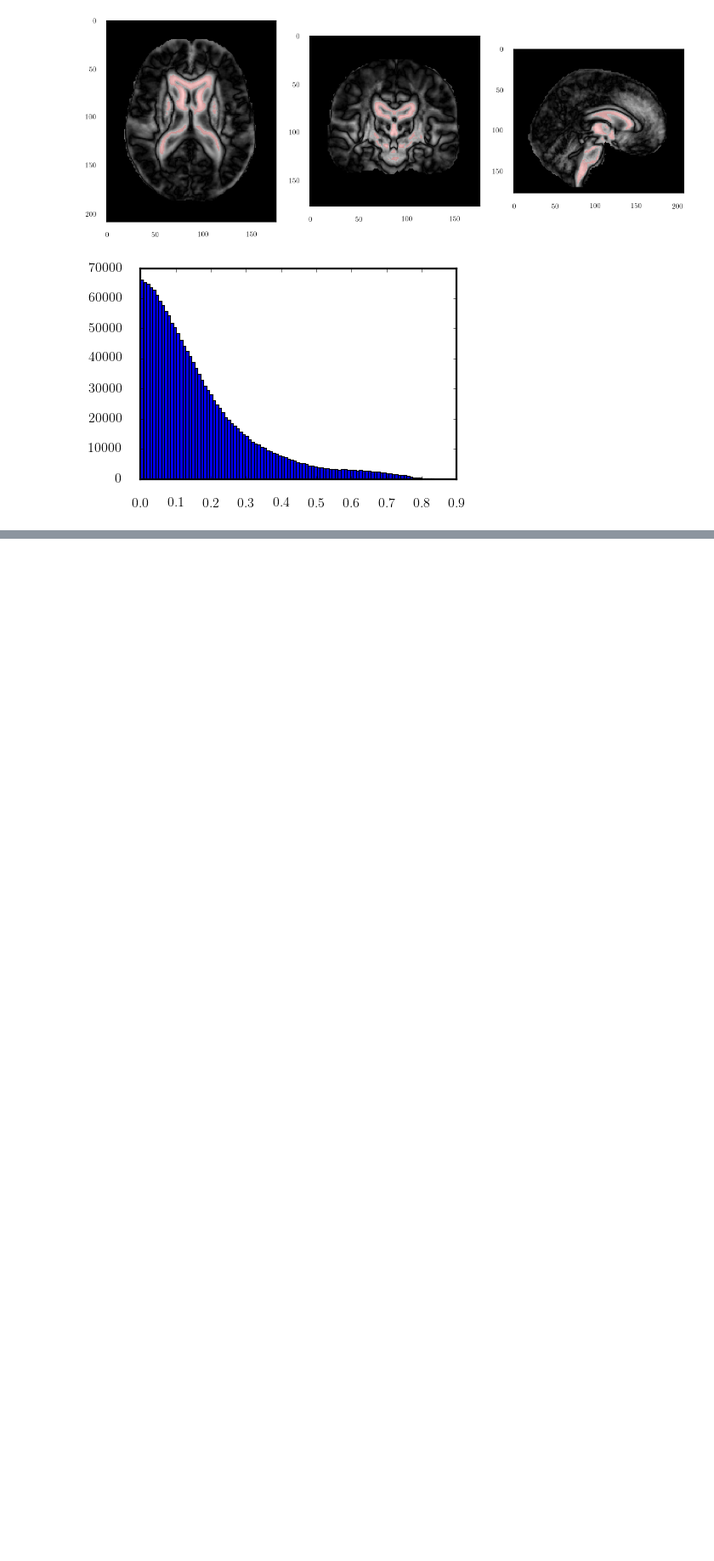
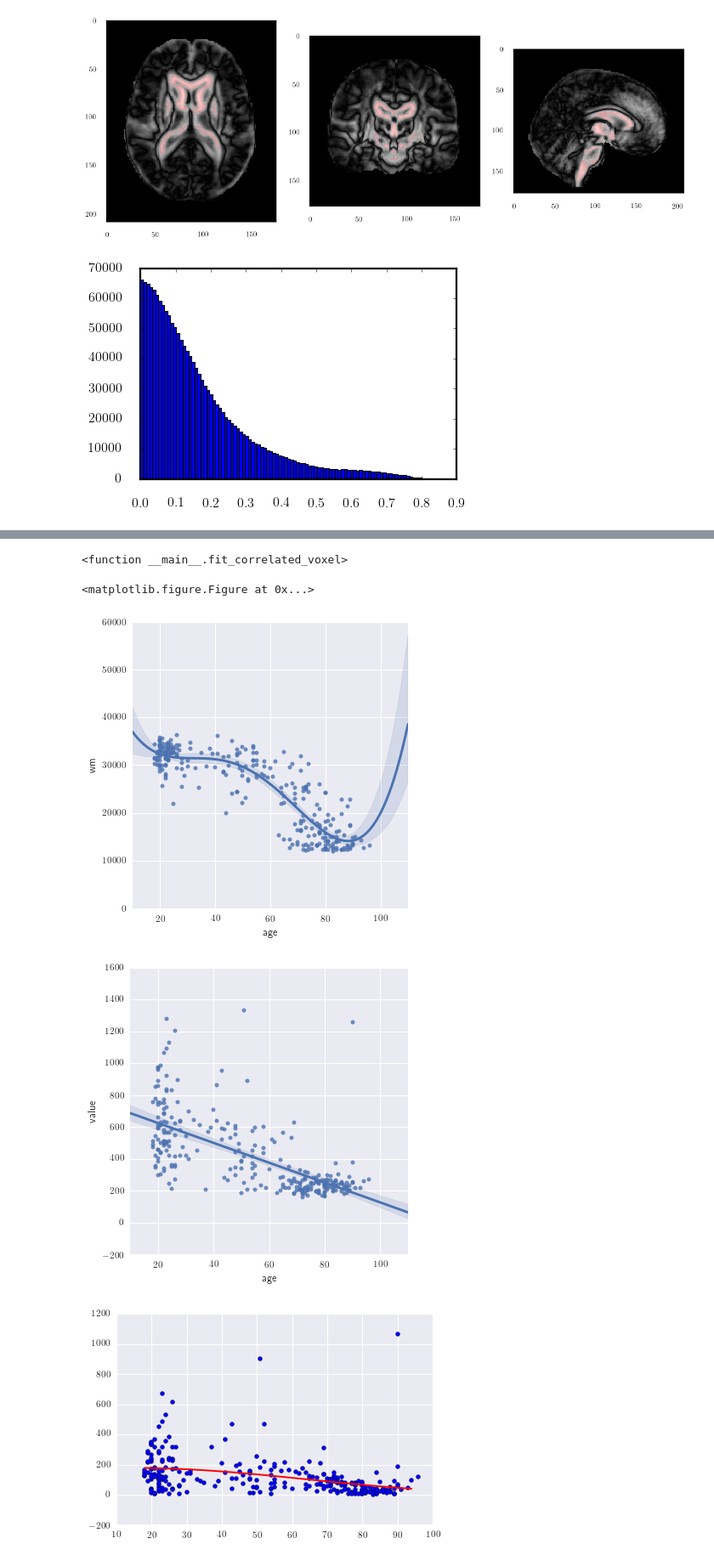
Before and after one commit to enucatl-phd/machine-learning-aging-brains, a Jupyter notebook: local_postprocessing/show_dataset.ipynb, the cells around one changed output, grey strips where cells are left out. Shown at 85% size. Saved outputs shown, nothing was run; the diff lists cells and outputs as text; code cells hidden in the pictures; blank space fills up the shorter version.

```diff
--- a/local_postprocessing/show_dataset.ipynb
+++ b/local_postprocessing/show_dataset.ipynb
@@ -345,0 +350,48 @@ interact(
+# %%
+import scipy.stats
+
+train_files = glob.glob("../data/filtered_set_train/*")
+train = [0] * len(train_files)
+ages = np.genfromtxt("../data/targets.csv")
+train_wm = [0] * len(train_files)
+for file_name in train_files:
+    basename = os.path.splitext(os.path.basename(file_name))[0]
+    i = int(basename.split("_")[1]) - 1
+    a = np.load(file_name)
+    train[i] = a
+    train_wm[i] = np.size(a[a > 1000])
+train = np.array(train)
+
+plt.figure()
+wm = pd.DataFrame({"age": ages, "wm": np.array(train_wm)})
+sb.lmplot(y="wm", x="age", data=wm, order=4)
+
+def fit_correlated_voxel(i):
+    #plt.figure()
+    #plt.scatter(ages, train[:, i])
+    y = train[:, i]
+    x = ages
+    data = pd.DataFrame({"age": x, "value": y})
+    sb.lmplot(y="value", x="age", data=data, order=1)
+    slope, intercept, _, _, _ = scipy.stats.linregress(x, y)
+    print(slope, intercept)
+    residuals = np.abs(y - slope * ages - intercept)
+    kernel = (
+        45 ** 2
+        * skg.kernels.RBF(length_scale=30, length_scale_bounds=(10, 60))
+        + skg.kernels.WhiteKernel(noise_level=10000, noise_level_bounds=(1e3, 1e5))
+    )
+    gp = skg.GaussianProcessRegressor(kernel=kernel, n_restarts_optimizer=0)
+    gp.fit(x.reshape(-1, 1), residuals)
+    x_pred = np.arange(18, 95).reshape(-1, 1)
+    y_pred = gp.predict(x_pred)
+    plt.figure()
+    plt.scatter(x, residuals)
+    plt.plot(x_pred, y_pred, color="r")
+    print(gp.kernel_.get_params())
+
+interact(
+    fit_correlated_voxel,
+    i=widgets.IntSlider(min=0, max=train.shape[1] - 1, step=1, value=train.shape[1] // 2),
+    )
+# %% [output]
@@ -345,0 +400,5 @@ interact(
+<function __main__.fit_correlated_voxel>
+<matplotlib.figure.Figure at 0x...>
+[figure, added]
+[figure, added]
+[figure, added]
```
Also changed, not shown: parts of 4 cells of this notebook, 3 other files.
